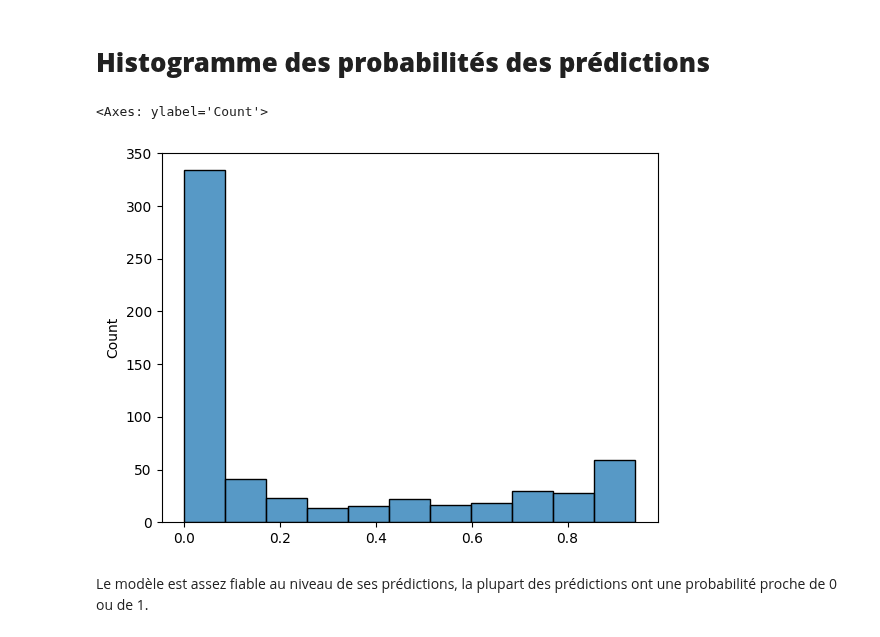
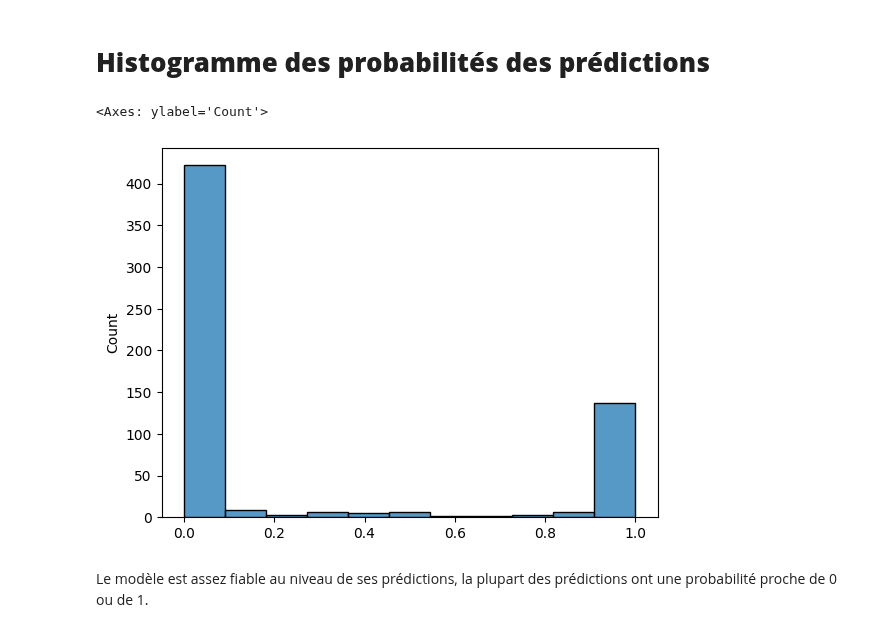
Before and after one commit to bigirimanainnocent12/Apprentissage_automatique, a Jupyter notebook: Regression_logistique.ipynb, the cells around one changed output. Cells and saved outputs as stored; diff of their text form; code cells hidden in the pictures.

```diff
--- a/Regression_logistique.ipynb
+++ b/Regression_logistique.ipynb
@@ -133,7 +133,7 @@ import numpy as np
 import matplotlib.pyplot as plt
 import seaborn as sns
 # %%
-Variable_qualitative=DF[['three_g','touch_screen','wifi','dual_sim','three_g','blue']].astype('category')
+Variable_qualitative=DF[['three_g','touch_screen','wifi','dual_sim','blue']].astype('bool')
 Variable_quantitatives=DF[['battery_power','clock_speed','fc','int_memory','m_dep','mobile_wt','n_cores','pc','px_height','px_width','ram','sc_h','sc_w','talk_time']]
 # %%
 x=pd.concat([Variable_qualitative,Variable_quantitatives],axis=1)
@@ -158,9 +170,2 @@ x_test[Variable_quantitatives.columns] = scaler.transform(x_test[Variable_quanti
 # %% [markdown]
 # **Entraînement du modèle**
-# %%
-from sklearn.linear_model import LogisticRegression
-from sklearn.model_selection import GridSearchCV
-
-model=LogisticRegression()
-
-model.fit(x_train,y_train)
@@ -168,0 +172,33 @@ LogisticRegression()
+# %%
+from sklearn.linear_model import LogisticRegression
+from sklearn.preprocessing import StandardScaler, FunctionTransformer
+from sklearn.compose import ColumnTransformer
+from sklearn.pipeline import make_pipeline
+from sklearn.model_selection import  GridSearchCV
+
+
+preprocessor = ColumnTransformer(transformers=[
+    ('Variables quantitatives', StandardScaler(), x.select_dtypes(include=['float64','int64']).columns),
+    ('Variables qualitatives', 'passthrough', x.select_dtypes(include=['bool']).columns)
+])
+
+
+
+
+
+model = make_pipeline(
+    preprocessor,
+    LogisticRegression(max_iter=50000)
+)
+
+
+param_grid = {
+    'logisticregression__penalty': ['l1', 'l2'],
+    'logisticregression__C': [0.1, 1, 10],
+    'logisticregression__solver': ['liblinear', 'saga']
+}
+
+grid_model = GridSearchCV(model, param_grid=param_grid, cv=5, scoring='neg_mean_squared_error')
+
+
+grid_model.fit(x_train, y_train)
@@ -177,12 +233,12 @@ prediction=model.predict(x_test)
 # %% [markdown]
 # **Histogramme des probabilités des prédictions**
 # %%
-y_hat_proba = model.predict_proba(x_test)[:,1]
+y_hat_proba = grid_model.best_estimator_.predict_proba(x_test)[:,1]
 import seaborn as sns
 sns.histplot(y_hat_proba)
 # %% [output]
 <Axes: ylabel='Count'>
-[figure, old version]
+[figure, new version]
 # %% [markdown]
 Le modèle est assez fiable au niveau de ses prédictions, la plupart des prédictions ont une probabilité proche de 0 ou de 1.
 # %% [markdown]
```
Also changed, not shown: parts of 15 cells of this notebook.
